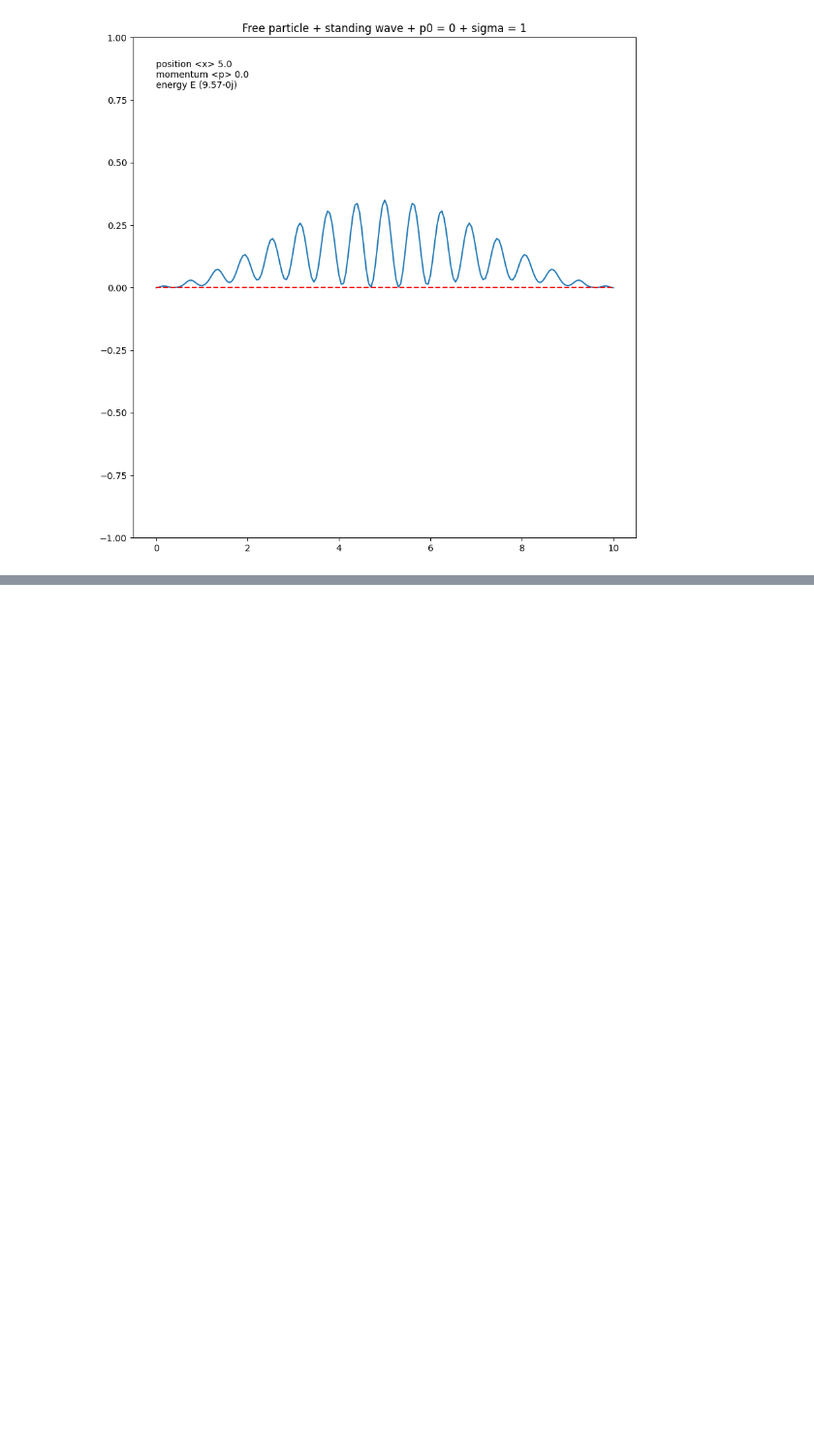
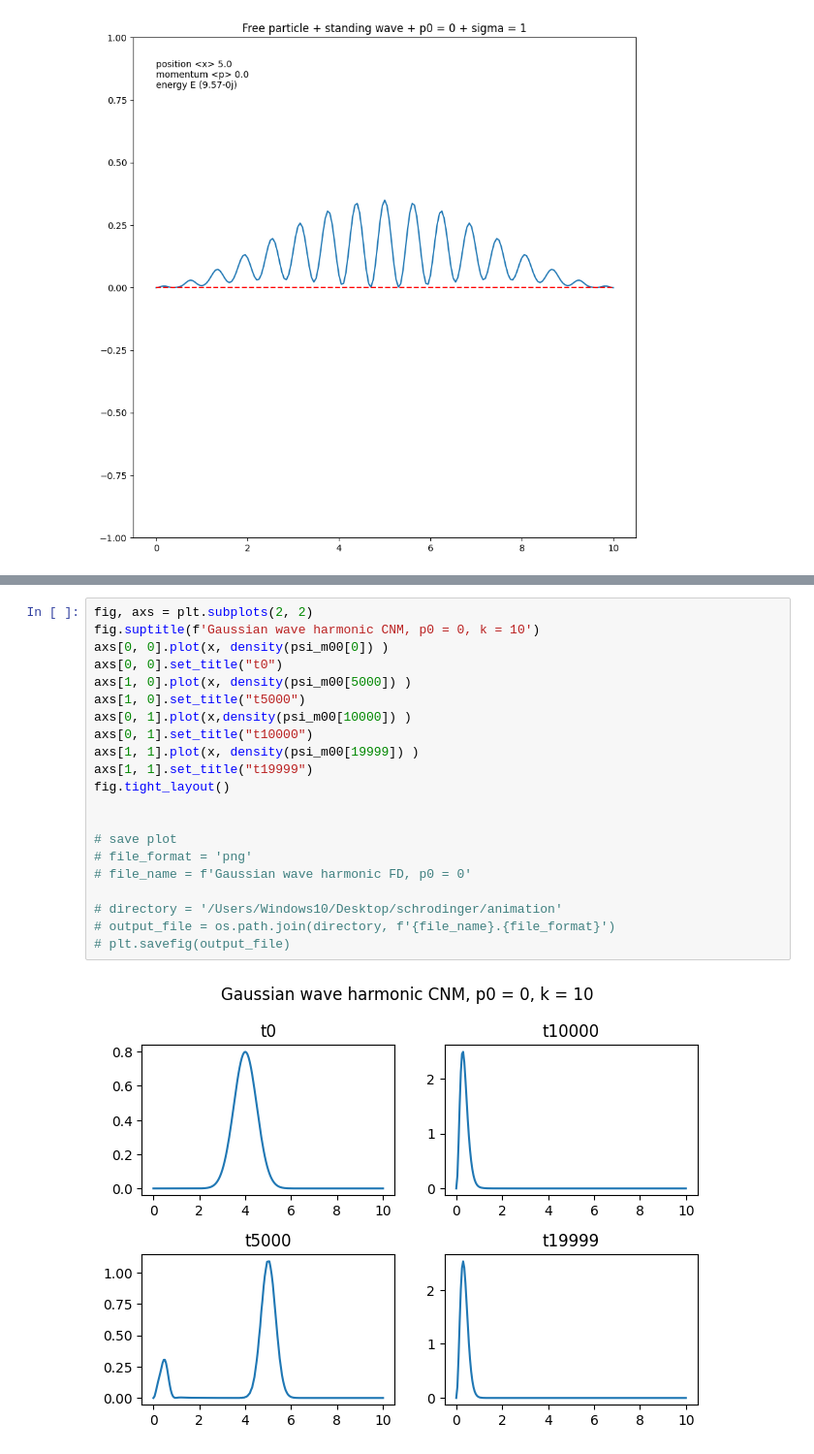
Before and after one commit to sushiTonpai/schrodinger, a Jupyter notebook: Time_dependent_schrodinger.ipynb, the cells around one changed output, grey strips where cells are left out. Shown at 97% size. Cells and saved outputs as stored; diff of their text form; blank space fills up the shorter version.

```diff
--- a/Time_dependent_schrodinger.ipynb
+++ b/Time_dependent_schrodinger.ipynb
@@ -294,0 +312,23 @@ plt.savefig(output_file)
+# %%
+fig, axs = plt.subplots(2, 2)
+fig.suptitle(f'Gaussian wave harmonic CNM, p0 = 0, k = 10')
+axs[0, 0].plot(x, density(psi_m00[0]) )
+axs[0, 0].set_title("t0")
+axs[1, 0].plot(x, density(psi_m00[5000]) )
+axs[1, 0].set_title("t5000")
+axs[0, 1].plot(x,density(psi_m00[10000]) )
+axs[0, 1].set_title("t10000")
+axs[1, 1].plot(x, density(psi_m00[19999]) )
+axs[1, 1].set_title("t19999")
+fig.tight_layout()
+
+
+# save plot
+# file_format = 'png'
+# file_name = f'Gaussian wave harmonic FD, p0 = 0'
+
+# directory = '/Users/Windows10/Desktop/schrodinger/animation'
+# output_file = os.path.join(directory, f'{file_name}.{file_format}')
+# plt.savefig(output_file)
+# %% [output]
+[figure, added]
```
Also changed, not shown: parts of 8 cells of this notebook.
